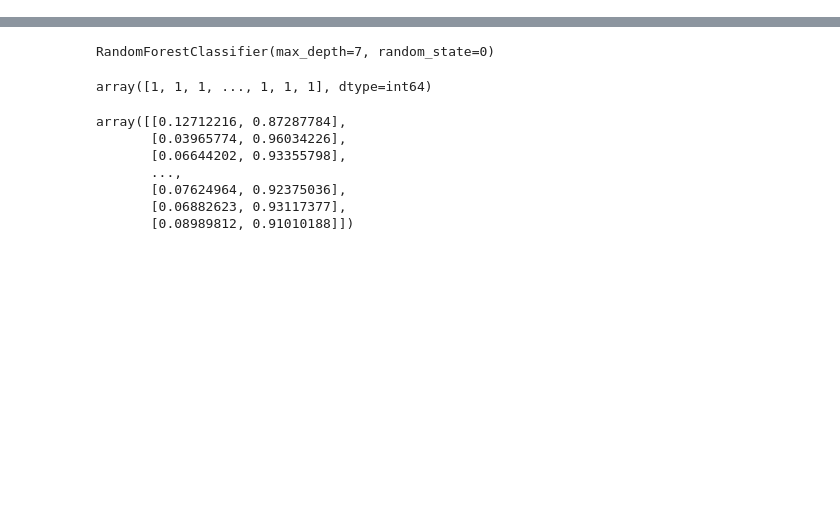
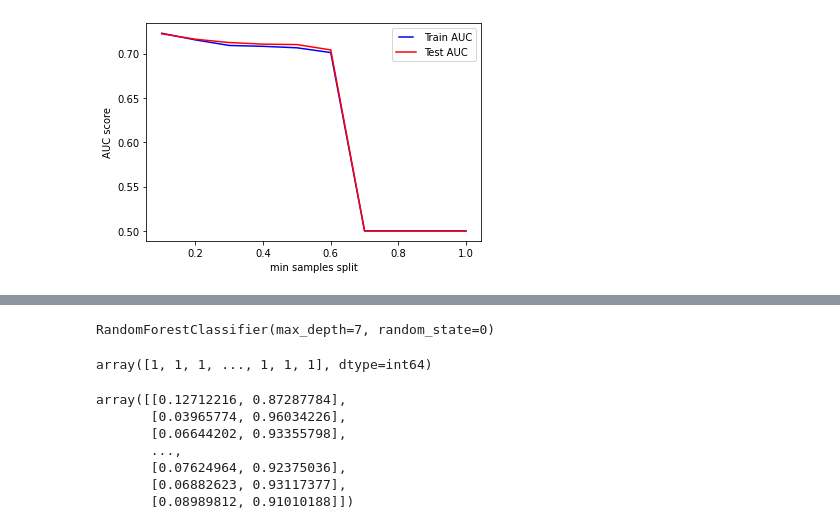
Before and after one commit to robertgraefe/Masterarbeit, a Jupyter notebook: Jupyter Notebook/Models/Basic/3. Model Random Forest.ipynb, the cells around one changed output, grey strips where cells are left out. Cells and saved outputs as stored; diff of their text form; code cells hidden in the pictures; blank space fills up the shorter version.

```diff
--- a/Jupyter Notebook/Models/Basic/3. Model Random Forest.ipynb
+++ b/Jupyter Notebook/Models/Basic/3. Model Random Forest.ipynb
@@ -75,0 +155,31 @@ x_train, x_test, y_train, y_test = train_test_split(x, y, test_size=.5, random_s
+# %%
+min_samples_splits = np.linspace(0.1, 1.0, 10, endpoint=True)
+
+train_results = []
+test_results = []
+
+for min_samples_split in min_samples_splits:
+    rf = RandomForestClassifier(min_samples_split=min_samples_split)
+    rf.fit(x_train, y_train)
+
+    x_train_prob = rf.predict_proba(x_train)
+    prob = x_train_prob[:,1]
+    false_positive_rate, true_positive_rate, thresholds = roc_curve(y_train, prob)
+    roc_auc = roc_auc_score(y_train, prob)
+    train_results.append(roc_auc)
+
+    x_test_prob = rf.predict_proba(x_test)
+    prob = x_test_prob[:,1]
+    false_positive_rate, true_positive_rate, thresholds = roc_curve(y_test, prob)
+    roc_auc = roc_auc_score(y_test, prob)
+    test_results.append(roc_auc)
+
+from matplotlib.legend_handler import HandlerLine2D
+line1, = plt.plot(min_samples_splits, train_results, "b", label="Train AUC")
+line2, = plt.plot(min_samples_splits, test_results, "r", label="Test AUC")
+plt.legend(handler_map={line1: HandlerLine2D(numpoints=2)})
+plt.ylabel("AUC score")
+plt.xlabel("min samples split")
+plt.show()
+# %% [output]
+[figure, added]
```
Also changed, not shown: parts of 6 cells of this notebook, 4 other files.
